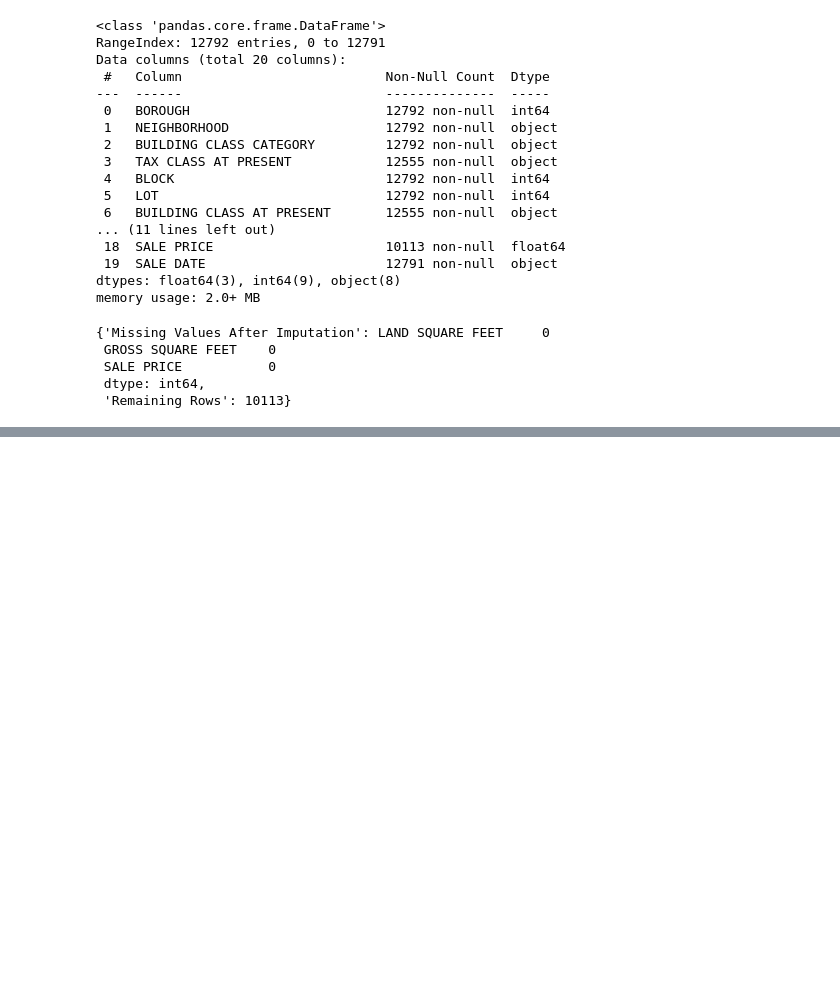
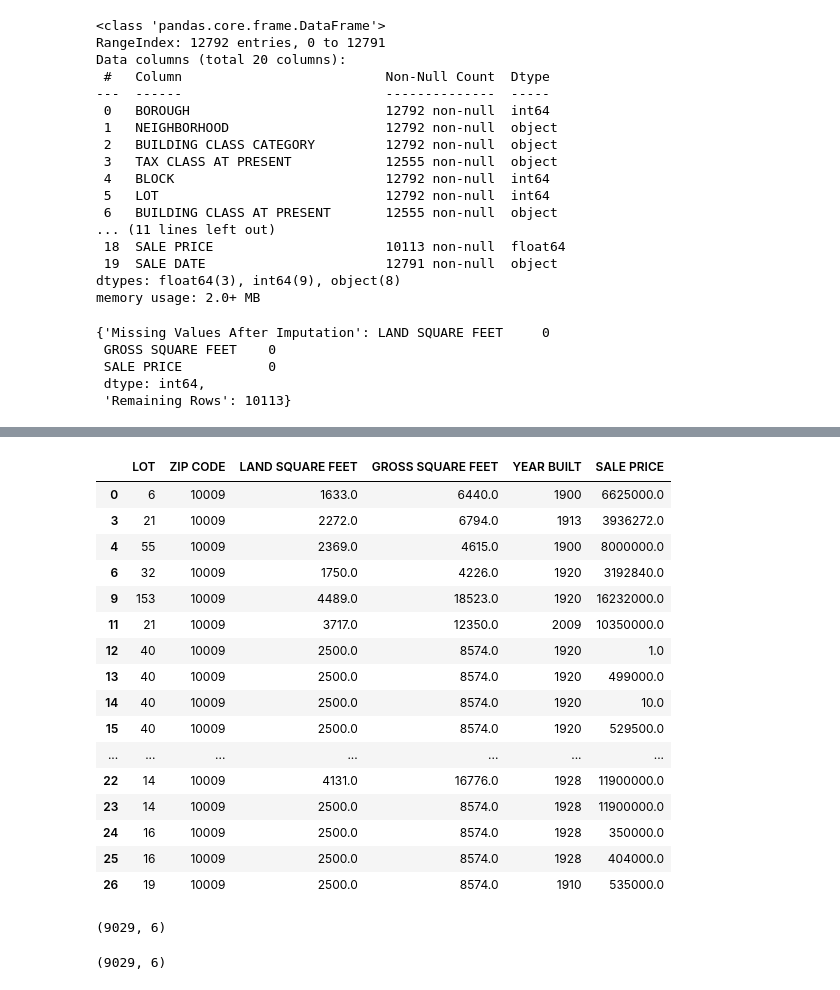
Before and after one commit to AnthonyPCardoso/Data_Science, a Jupyter notebook: Nyc_sale1.ipynb, the cells around one changed output, grey strips where cells are left out. Cells and saved outputs as stored; diff of their text form; code cells hidden in the pictures; blank space fills up the shorter version.

```diff
--- a/Nyc_sale1.ipynb
+++ b/Nyc_sale1.ipynb
@@ -168,0 +237,29 @@ df = df.drop(columns='APARTMENT NUMBER', axis=1)
+# %%
+# Base escolhida para aplicar o ML que foi baseado no nivel de correlação entra as colunas e no quão relevante vai ser o dado para o Modelo escolhido.
+# Deixei de fora dados importantes como "year","mouth" e "Total units", porque meu objetivo é prever o valor dos terrenos e acredito que estes não serão necessários.
+df_base = df[['LOT', 'ZIP CODE',  'LAND SQUARE FEET', 'GROSS SQUARE FEET', 'YEAR BUILT', 'SALE PRICE']]
+# %%
+# VErificando os dados pro modelo antes de trata-los
+df_base.head(20)
+# %% [output]
+|  | LOT | ZIP CODE | LAND SQUARE FEET | GROSS SQUARE FEET | YEAR BUILT | SALE PRICE |
+| 0 | 6 | 10009 | 1633.0 | 6440.0 | 1900 | 6625000.0 |
+| 3 | 21 | 10009 | 2272.0 | 6794.0 | 1913 | 3936272.0 |
+| 4 | 55 | 10009 | 2369.0 | 4615.0 | 1900 | 8000000.0 |
+| 6 | 32 | 10009 | 1750.0 | 4226.0 | 1920 | 3192840.0 |
+| 9 | 153 | 10009 | 4489.0 | 18523.0 | 1920 | 16232000.0 |
+| 11 | 21 | 10009 | 3717.0 | 12350.0 | 2009 | 10350000.0 |
+| 12 | 40 | 10009 | 2500.0 | 8574.0 | 1920 | 1.0 |
+| 13 | 40 | 10009 | 2500.0 | 8574.0 | 1920 | 499000.0 |
+| 14 | 40 | 10009 | 2500.0 | 8574.0 | 1920 | 10.0 |
+| 15 | 40 | 10009 | 2500.0 | 8574.0 | 1920 | 529500.0 |
+| ... | ... | ... | ... | ... | ... | ... |
+| 22 | 14 | 10009 | 4131.0 | 16776.0 | 1928 | 11900000.0 |
+| 23 | 14 | 10009 | 2500.0 | 8574.0 | 1928 | 11900000.0 |
+| 24 | 16 | 10009 | 2500.0 | 8574.0 | 1928 | 350000.0 |
+| 25 | 16 | 10009 | 2500.0 | 8574.0 | 1928 | 404000.0 |
+| 26 | 19 | 10009 | 2500.0 | 8574.0 | 1910 | 535000.0 |
+# %%
+df_base.shape
+# %% [output]
+(9029, 6)
@@ -168,0 +270,5 @@ df = df.drop(columns='APARTMENT NUMBER', axis=1)
+# %%
+# Verificando a quantia d elinhas
+df_base.shape
+# %% [output]
+(9029, 6)
```
Also changed, not shown: parts of 37 cells of this notebook.
